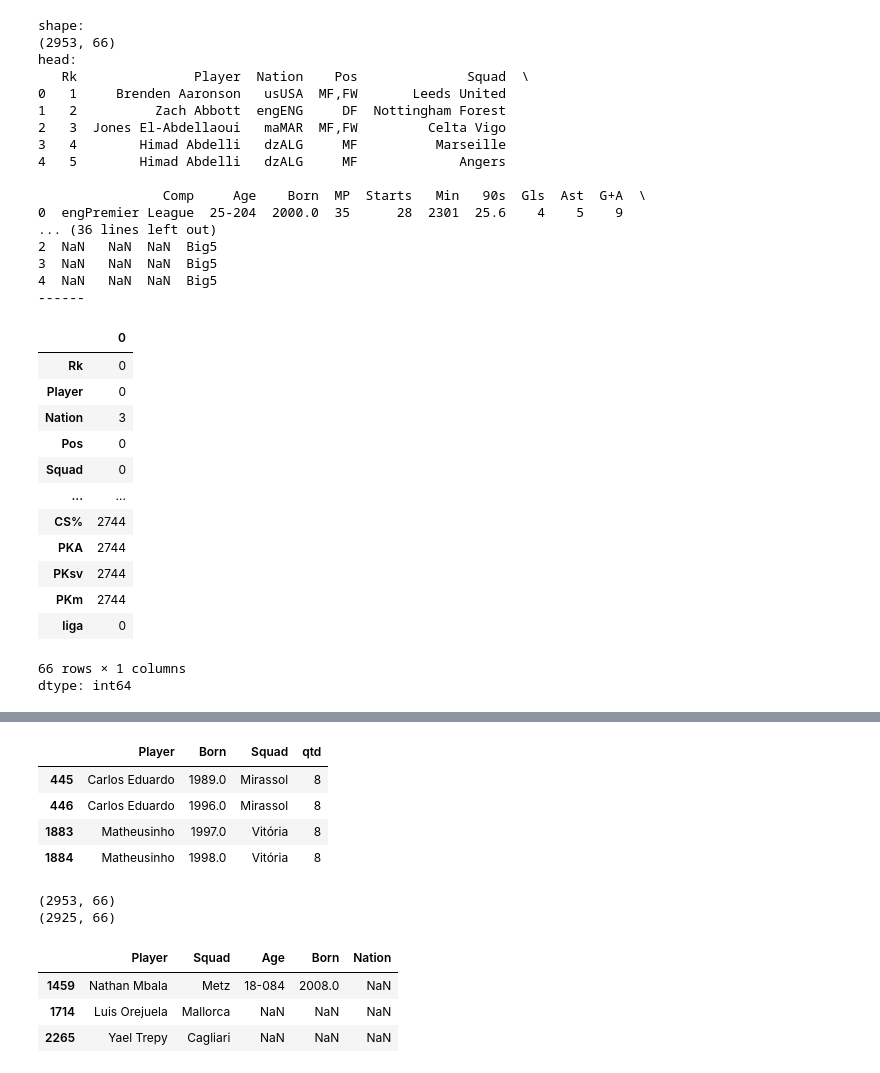
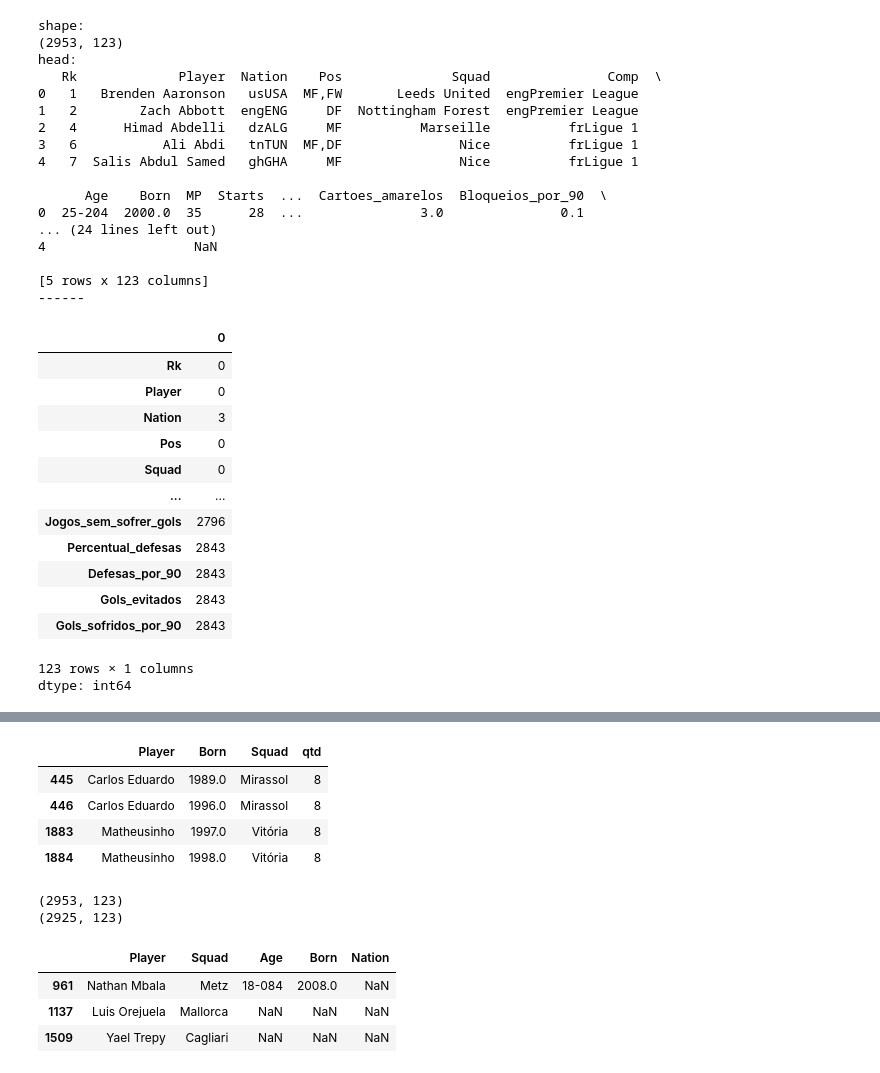
Before and after one commit to GabiMangili/DataMiningTrabalho, a Jupyter notebook: datamining.ipynb, the cells around one changed output, grey strips where cells are left out. Cells and saved outputs as stored; diff of their text form; code cells hidden in the pictures.

```diff
--- a/datamining.ipynb
+++ b/datamining.ipynb
@@ -1,46 +1,46 @@
 # %%
 import pandas as pd
 
-df_fbref = pd.read_csv("/content/fbref_big5_brasileirao_2526.csv")
+df_fbref = pd.read_csv("/content/fbref_big5_brasileirao_2526_V2.csv")
 
 print("shape: ")
 print(df_fbref.shape)
 print("head: ")
 print(df_fbref.head())
 
 print("------")
 df_fbref.isnull().sum()
 # %% [output]
 shape:
-(2953, 66)
+(2953, 123)
 head:
-   Rk               Player  Nation    Pos              Squad  \
-0   1     Brenden Aaronson   usUSA  MF,FW       Leeds United
-1   2          Zach Abbott  engENG     DF  Nottingham Forest
-2   3  Jones El-Abdellaoui   maMAR  MF,FW         Celta Vigo
-3   4        Himad Abdelli   dzALG     MF          Marseille
-4   5        Himad Abdelli   dzALG     MF             Angers
+   Rk             Player  Nation    Pos              Squad               Comp  \
+0   1   Brenden Aaronson   usUSA  MF,FW       Leeds United  engPremier League
+1   2        Zach Abbott  engENG     DF  Nottingham Forest  engPremier League
+2   4      Himad Abdelli   dzALG     MF          Marseille          frLigue 1
+3   6           Ali Abdi   tnTUN  MF,DF               Nice          frLigue 1
+4   7  Salis Abdul Samed   ghGHA     MF               Nice          frLigue 1
 
-                Comp     Age    Born  MP  Starts   Min   90s  Gls  Ast  G+A  \
-0  engPremier League  25-204  2000.0  35      28  2301  25.6    4    5    9
-... (36 lines left out)
-2  NaN   NaN  NaN  Big5
-3  NaN   NaN  NaN  Big5
-4  NaN   NaN  NaN  Big5
+      Age    Born  MP  Starts  ...  Cartoes_amarelos  Bloqueios_por_90  \
+0  25-204  2000.0  35      28  ...               3.0               0.1
+... (24 lines left out)
+4                   NaN
+
+[5 rows x 123 columns]
 ------
 |  | 0 |
 | Rk | 0 |
 | Player | 0 |
 | Nation | 3 |
 | Pos | 0 |
 | Squad | 0 |
 | ... | ... |
-| CS% | 2744 |
-| PKA | 2744 |
-| PKsv | 2744 |
-| PKm | 2744 |
-| liga | 0 |
+| Jogos_sem_sofrer_gols | 2796 |
+| Percentual_defesas | 2843 |
+| Defesas_por_90 | 2843 |
+| Gols_evitados | 2843 |
+| Gols_sofridos_por_90 | 2843 |
-66 rows × 1 columns
+123 rows × 1 columns
 dtype: int64
 # %%
 import requests
@@ -176,8 +176,8 @@ df_fbref_limpo = (
 print(df_fbref.shape)
 print(df_fbref_limpo.shape)
 # %% [output]
-(2953, 66)
-(2925, 66)
+(2953, 123)
+(2925, 123)
 # %%
 df_fbref_limpo[
     df_fbref_limpo["Nation"].isna()
@@ -188,9 +188,9 @@ df_fbref_limpo[
 ][["Player", "Squad", "Age", "Born", "Nation"]]
 # %% [output]
 |  | Player | Squad | Age | Born | Nation |
-| 1459 | Nathan Mbala | Metz | 18-084 | 2008.0 | NaN |
-| 1714 | Luis Orejuela | Mallorca | NaN | NaN | NaN |
-| 2265 | Yael Trepy | Cagliari | NaN | NaN | NaN |
+| 961 | Nathan Mbala | Metz | 18-084 | 2008.0 | NaN |
+| 1137 | Luis Orejuela | Mallorca | NaN | NaN | NaN |
+| 1509 | Yael Trepy | Cagliari | NaN | NaN | NaN |
 # %%
 df_fbref_limpo["nome_norm"] = (
     df_fbref_limpo["Player"]
```
Also changed, not shown: parts of 10 cells of this notebook, 1 other file.
